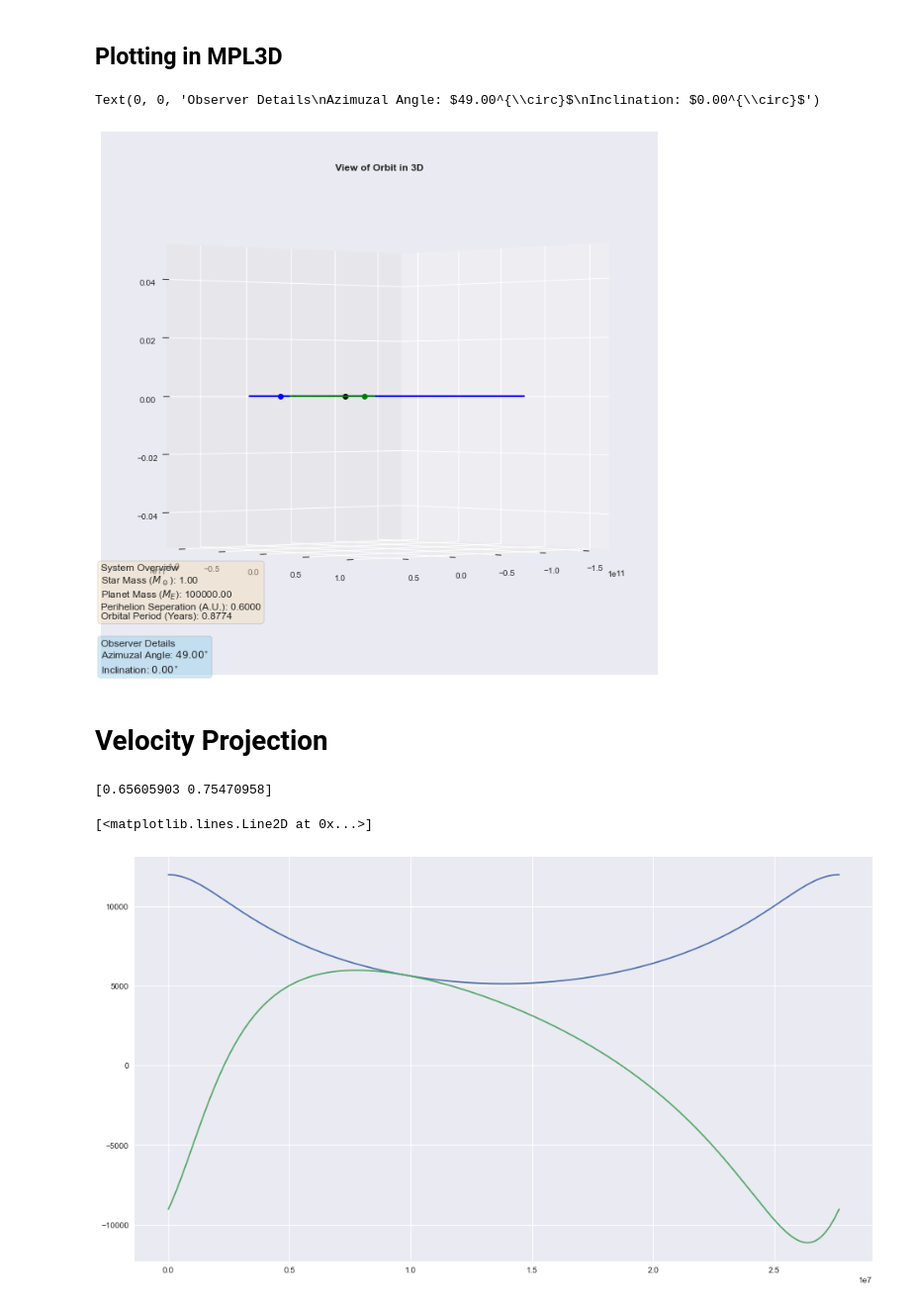
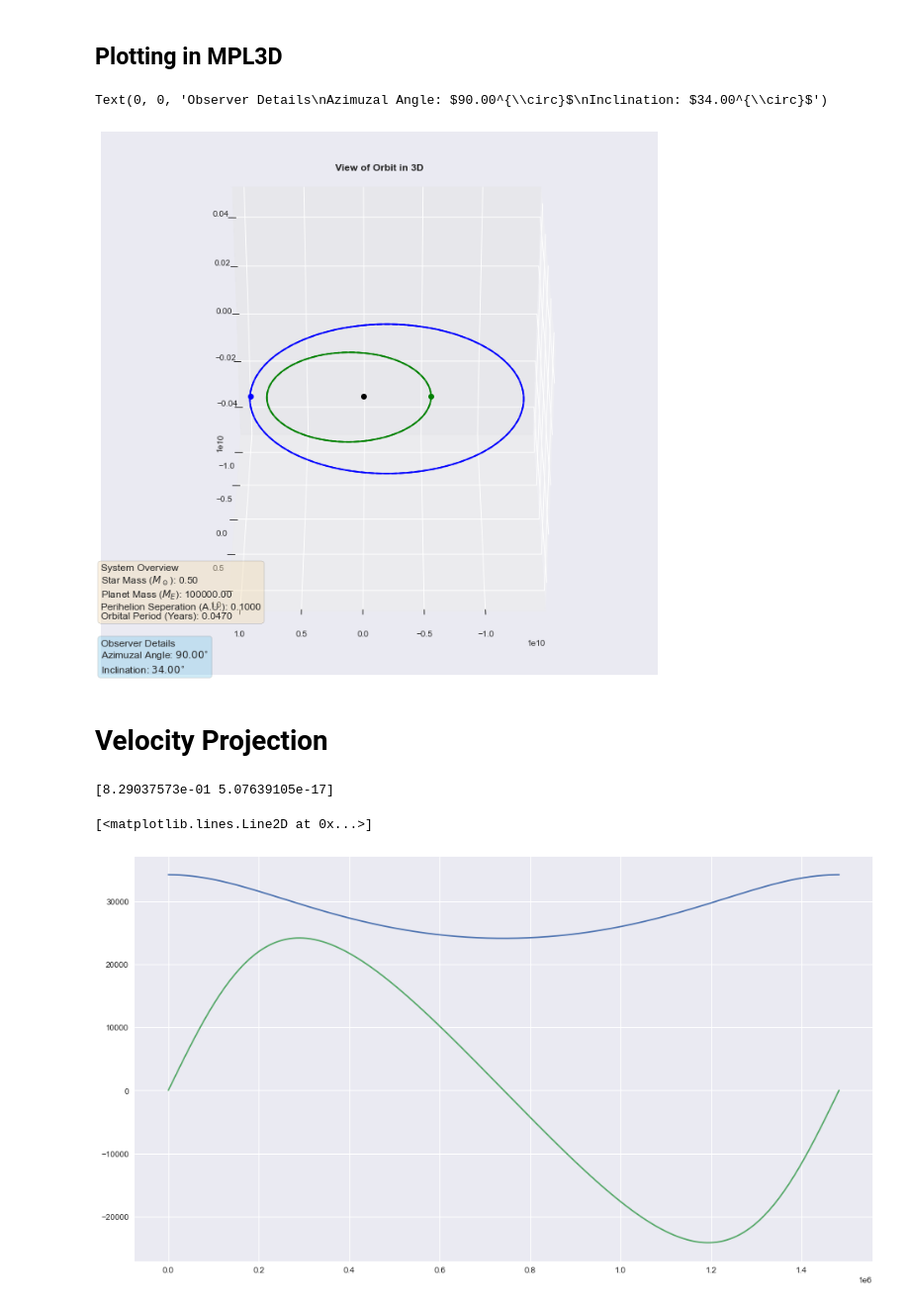
Before and after one commit to Sifyrena/TheDopplerLooper, a Jupyter notebook: DL_Main.ipynb, the cells around one changed output. Shown at 99% size. Cells and saved outputs as stored; diff of their text form; code cells hidden in the pictures.

```diff
--- a/DL_Main.ipynb
+++ b/DL_Main.ipynb
@@ -46,11 +46,11 @@ kBo     = 1.381e-23 # J/K
 
 PlanetMass = 1e5 # User Input, in Earth Mass Units
 
-StarMass = 1 # User Input, in Solar Mass Units
+StarMass = 0.5 # User Input, in Solar Mass Units
 
-Perihelion = 0.6 # User Input, in A.U.
+Perihelion = 0.1 # User Input, in A.U.
 
-e = 0.4 # Eccentricity. 0 -> Circle. 1 -> Parabola.
+e = 0.1730 # Eccentricity. 0 -> Circle. 1 -> Parabola.
 # %%
 # Converting to SI Units.
 
@@ -135,7 +135,7 @@ a = xC/(1-e)
 T = 2*np.pi*np.sqrt((a)**3/(G*(mS+mP)))
 # %%
 
-tIntegrate = np.linspace(0,T,5000)
+tIntegrate = np.linspace(0,T,1000)
 yIntegrate = odeint(FWNBodyM,[-xS,0,0,-yDotS,xP,0,0,yDotP],tIntegrate)
 
 print('DL: Integration Complete.')
@@ -144,8 +144,8 @@ DL: Integration Complete.
 # %% [markdown]
 ## Plotting in MPL3D
 # %%
-Inclination = 0 # Degrees
-Azimuth = 49 # Degrees
+Inclination = 34 # Degrees
+Azimuth = 90 # Degrees
 # %%
 fig = plt.figure(figsize=(12, 12))
 
@@ -194,36 +194,36 @@ ax.text2D(0, 0.1, textstr1, transform=ax.transAxes, fontsize=12,
 ax.text2D(0, 0, textstr2, transform=ax.transAxes, fontsize=12,
         verticalalignment='bottom', bbox=props2)
 # %% [output]
-Text(0, 0, 'Observer Details\nAzimuzal Angle: $49.00^{\\circ}$\nInclination: $0.00^{\\circ}$')
+Text(0, 0, 'Observer Details\nAzimuzal Angle: $90.00^{\\circ}$\nInclination: $34.00^{\\circ}$')
-[figure, old version]
+[figure, new version]
 # %% [markdown]
 # Velocity Projection
 # %%
 vSx = yIntegrate[:,1]
 vSy = yIntegrate[:,3]
 
 fig2 = plt.figure(figsize = (16,9))
 
 ax2 = fig2.add_subplot(111)
 
 ax2.plot(tIntegrate,np.sqrt(vSx**2+vSy**2),label = 'Total Speed')
 
-Observer = np.array([np.cos(Inclination*np.pi/180)*np.cos(Azimuth*np.pi/180),
-                     np.cos(Inclination*np.pi/180)*np.sin(Azimuth*np.pi/180)])
+Observer = np.array([np.cos(Inclination*np.pi/180)*np.sin(Azimuth*np.pi/180),
+                     np.cos(Inclination*np.pi/180)*np.cos(Azimuth*np.pi/180)])
 
 v = np.array([vSx,vSy])
 
 print(Observer)
 
 vObserved = vSx*Observer[0] + vSy*Observer[1]
 
 
 
 ax2.plot(tIntegrate,vObserved,label = 'Observed Speed')
 # %% [output]
-[0.65605903 0.75470958]
+[8.29037573e-01 5.07639105e-17]
 [<matplotlib.lines.Line2D at 0x...>]
-[figure, old version]
+[figure, new version]
 # %%
 v = vObserved
 shift_factor = np.sqrt((c0-v)/(c0+v))
```
Also changed, not shown: parts of 3 cells of this notebook, 10 other files.
